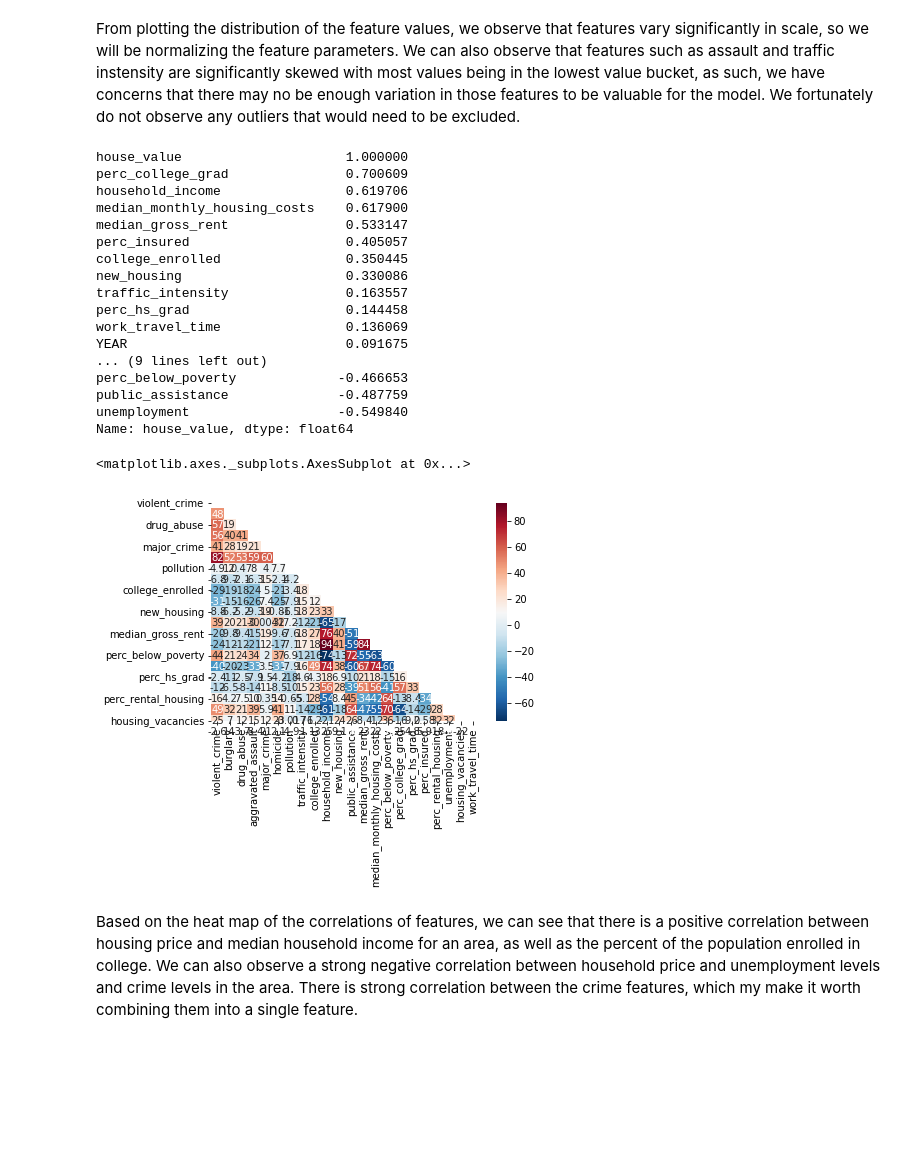
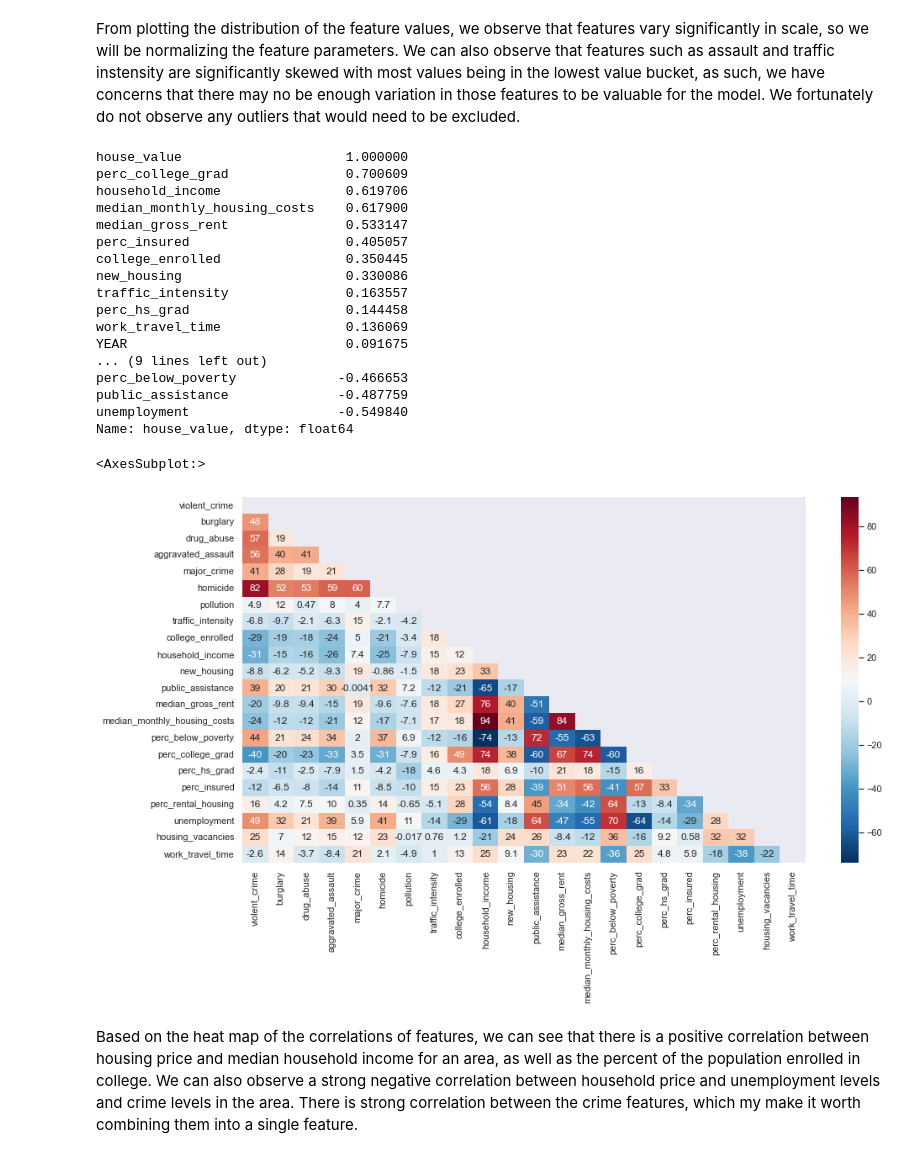
Before and after one commit to collins-ps/machine_learning_project, a Jupyter notebook: perceptron.ipynb, the cells around one changed output. Cells and saved outputs as stored; diff of their text form; code cells hidden in the pictures; blank space fills up the shorter version.

Commit message:
made graphs

```diff
--- a/perceptron.ipynb
+++ b/perceptron.ipynb
@@ -142,29 +142,30 @@ From plotting the distribution of the feature values, we observe that features v
 # %%
 corr_matrix = df.corr()
 print(corr_matrix["house_value"].sort_values(ascending=False))
 mask = np.zeros_like(df.iloc[:,2:].corr(), dtype=bool)
 mask[np.triu_indices_from(mask)] = True
+sb.set(rc = {'figure.figsize':(15,8)})
 sb.heatmap(df.iloc[:,2:].corr()*100, cmap='RdBu_r', annot = True, mask=mask)
 # %% [output]
 house_value                     1.000000
 perc_college_grad               0.700609
 household_income                0.619706
 median_monthly_housing_costs    0.617900
 median_gross_rent               0.533147
 perc_insured                    0.405057
 college_enrolled                0.350445
 new_housing                     0.330086
 traffic_intensity               0.163557
 perc_hs_grad                    0.144458
 work_travel_time                0.136069
 YEAR                            0.091675
 ... (9 lines left out)
 perc_below_poverty             -0.466653
 public_assistance              -0.487759
 unemployment                   -0.549840
 Name: house_value, dtype: float64
-<matplotlib.axes._subplots.AxesSubplot at 0x...>
+<AxesSubplot:>
-[figure, old version]
+[figure, new version]
 # %% [markdown]
 Based on the heat map of the correlations of features, we can see that there is a positive correlation between housing price and median household income for an area, as well as the percent of the population enrolled in college. We can also observe a strong negative correlation between household price and unemployment levels and crime levels in the area. There is strong correlation between the crime features, which my make it worth combining them into a single feature.
 # %% [markdown]
```
Also changed, not shown: parts of 6 cells of this notebook, 1 other file.
